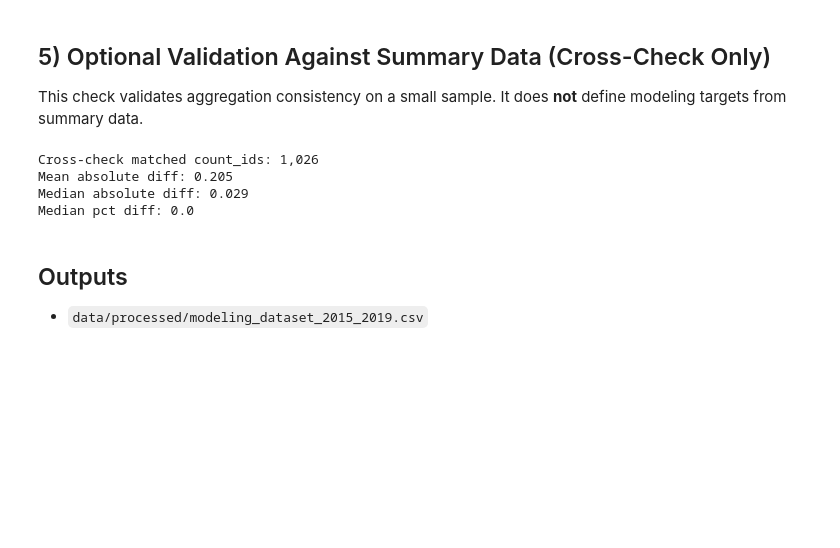
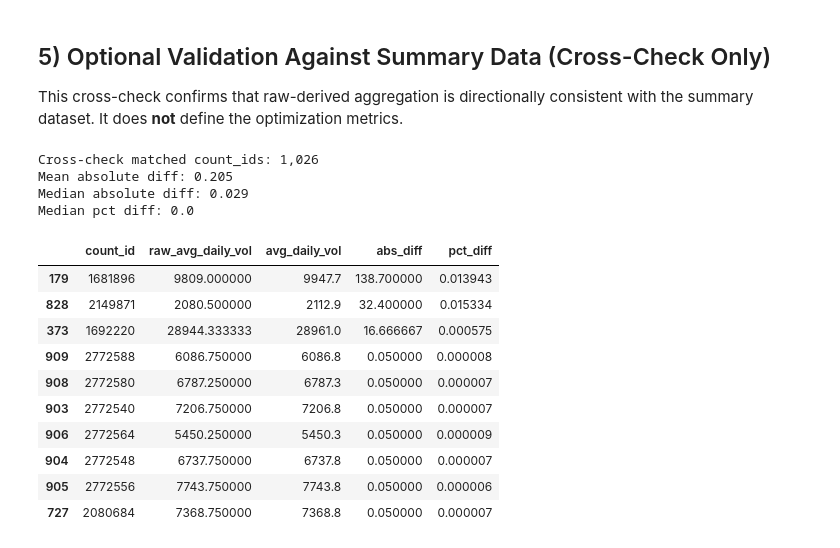
Before and after one commit to manavparikh19/unfc-capstone-traffic-forecasting, a Jupyter notebook: notebooks/00_raw_preprocessing.ipynb, the cells around one changed output. Cells and saved outputs as stored; diff of their text form; code cells hidden in the pictures; blank space fills up the shorter version.

```diff
--- a/notebooks/00_raw_preprocessing.ipynb
+++ b/notebooks/00_raw_preprocessing.ipynb
@@ -69,7 +95,6 @@ raw_df = pd.read_csv(raw_path)
 print(f"Raw shape before cleaning: {raw_df.shape}")
 print("Columns:", raw_df.columns.tolist())
 
-# Build a stable location identifier from centreline_id + direction when available.
 if "centreline_id" in raw_df.columns:
     centreline_source = raw_df["centreline_id"]
 else:
@@ -87,12 +112,12 @@ else:
 base_loc = base_loc.mask(missing_base, location_name_series)
 
 if "direction" in raw_df.columns:
-    direction = raw_df["direction"].astype(str).str.strip()
+    direction = raw_df["direction"].astype(str).str.strip().replace({"": "UNK"})
 else:
     direction = pd.Series("UNK", index=raw_df.index, dtype="string")
 
-raw_df["location_id"] = base_loc + "_" + direction.replace({"": "UNK"})
-
+raw_df["direction"] = direction
+raw_df["location_id"] = base_loc + "_" + direction
 raw_df["time_start"] = pd.to_datetime(raw_df["time_start"], errors="coerce")
 raw_df["volume_15min"] = pd.to_numeric(raw_df["volume_15min"], errors="coerce")
 
@@ -100,16 +125,14 @@ before_drop = len(raw_df)
 raw_df = raw_df.dropna(subset=["time_start", "volume_15min"]).copy()
 after_drop = len(raw_df)
 
-# Enforce required training years.
 raw_df = raw_df[raw_df["time_start"].dt.year.between(2015, 2019)].copy()
 
-# Remove exact duplicate observations at location/time/volume granularity.
 before_dupes = len(raw_df)
 raw_df = raw_df.drop_duplicates(subset=["location_id", "time_start", "volume_15min"])
 after_dupes = len(raw_df)
 
 print(f"Dropped invalid datetime/volume rows: {before_drop - after_drop:,}")
-print(f"Removed duplicate 15-min observations: {before_dupes - after_dupes:,}")
+print(f"Removed duplicate 15-minute observations: {before_dupes - after_dupes:,}")
 print(f"Cleaned raw shape: {raw_df.shape}")
 print(f"Year range: {raw_df['time_start'].dt.year.min()}-{raw_df['time_start'].dt.year.max()}")
 # %% [output]
@@ -214,46 +288,64 @@ Columns: ['location_id', 'location_name', 'centreline_id', 'date', 'year', 'mont
 # %% [markdown]
 ## 5) Optional Validation Against Summary Data (Cross-Check Only)
 
-This check validates aggregation consistency on a small sample.
-It does **not** define modeling targets from summary data.
+This cross-check confirms that raw-derived aggregation is directionally consistent with the summary dataset. It does **not** define the optimization metrics.
 # %%
 if summary_path is None:
     print("Summary file not found; skipping optional cross-check.")
 else:
     summary_df = pd.read_csv(summary_path, usecols=["count_id", "avg_daily_vol"])
 
     count_daily = (
         raw_df.assign(date=raw_df["time_start"].dt.floor("D"))
         .groupby(["count_id", "date"], as_index=False)
         .agg(raw_daily_total=("volume_15min", "sum"))
     )
 
     raw_count_avg = (
         count_daily.groupby("count_id", as_index=False)
         .agg(raw_avg_daily_vol=("raw_daily_total", "mean"))
     )
 
-    merged_check = raw_count_avg.merge(summary_df.drop_duplicates(subset=["count_id"]), on="count_id", how="inner")
-    merged_check["abs_diff"] = (merged_check["raw_avg_daily_vol"] - merged_check["avg_daily_vol"]).abs()
+    merged_check = raw_count_avg.merge(
+        summary_df.drop_duplicates(subset=["count_id"]),
+        on="count_id",
+        how="inner",
+    )
+    merged_check["abs_diff"] = (
+        merged_check["raw_avg_daily_vol"] - merged_check["avg_daily_vol"]
+    ).abs()
     merged_check["pct_diff"] = np.where(
         merged_check["avg_daily_vol"].abs() > 0,
         merged_check["abs_diff"] / merged_check["avg_daily_vol"].abs(),
         np.nan,
     )
 
     print(f"Cross-check matched count_ids: {len(merged_check):,}")
     if len(merged_check) > 0:
         print("Mean absolute diff:", round(merged_check["abs_diff"].mean(), 3))
         print("Median absolute diff:", round(merged_check["abs_diff"].median(), 3))
         print("Median pct diff:", round(merged_check["pct_diff"].median(), 4))
-        display_cols = ["count_id", "raw_avg_daily_vol", "avg_daily_vol", "abs_diff", "pct_diff"]
-        merged_check.sort_values("abs_diff", ascending=False).head(10)[display_cols]
+        display_cols = [
+            "count_id",
+            "raw_avg_daily_vol",
+            "avg_daily_vol",
+            "abs_diff",
+            "pct_diff",
+        ]
+        display(merged_check.sort_values("abs_diff", ascending=False).head(10)[display_cols])
 # %% [output]
 Cross-check matched count_ids: 1,026
 Mean absolute diff: 0.205
 Median absolute diff: 0.029
 Median pct diff: 0.0
+|  | count_id | raw_avg_daily_vol | avg_daily_vol | abs_diff | pct_diff |
+| 179 | 1681896 | 9809.000000 | 9947.7 | 138.700000 | 0.013943 |
+| 828 | 2149871 | 2080.500000 | 2112.9 | 32.400000 | 0.015334 |
+| 373 | 1692220 | 28944.333333 | 28961.0 | 16.666667 | 0.000575 |
+| 909 | 2772588 | 6086.750000 | 6086.8 | 0.050000 | 0.000008 |
+| 908 | 2772580 | 6787.250000 | 6787.3 | 0.050000 | 0.000007 |
+| 903 | 2772540 | 7206.750000 | 7206.8 | 0.050000 | 0.000007 |
+| 906 | 2772564 | 5450.250000 | 5450.3 | 0.050000 | 0.000009 |
+| 904 | 2772548 | 6737.750000 | 6737.8 | 0.050000 | 0.000007 |
+| 905 | 2772556 | 7743.750000 | 7743.8 | 0.050000 | 0.000006 |
+| 727 | 2080684 | 7368.750000 | 7368.8 | 0.050000 | 0.000007 |
-# %% [markdown]
-## Outputs
-
-- `data/processed/modeling_dataset_2015_2019.csv`
```
Also changed, not shown: parts of 17 cells of this notebook, 18 other files.
